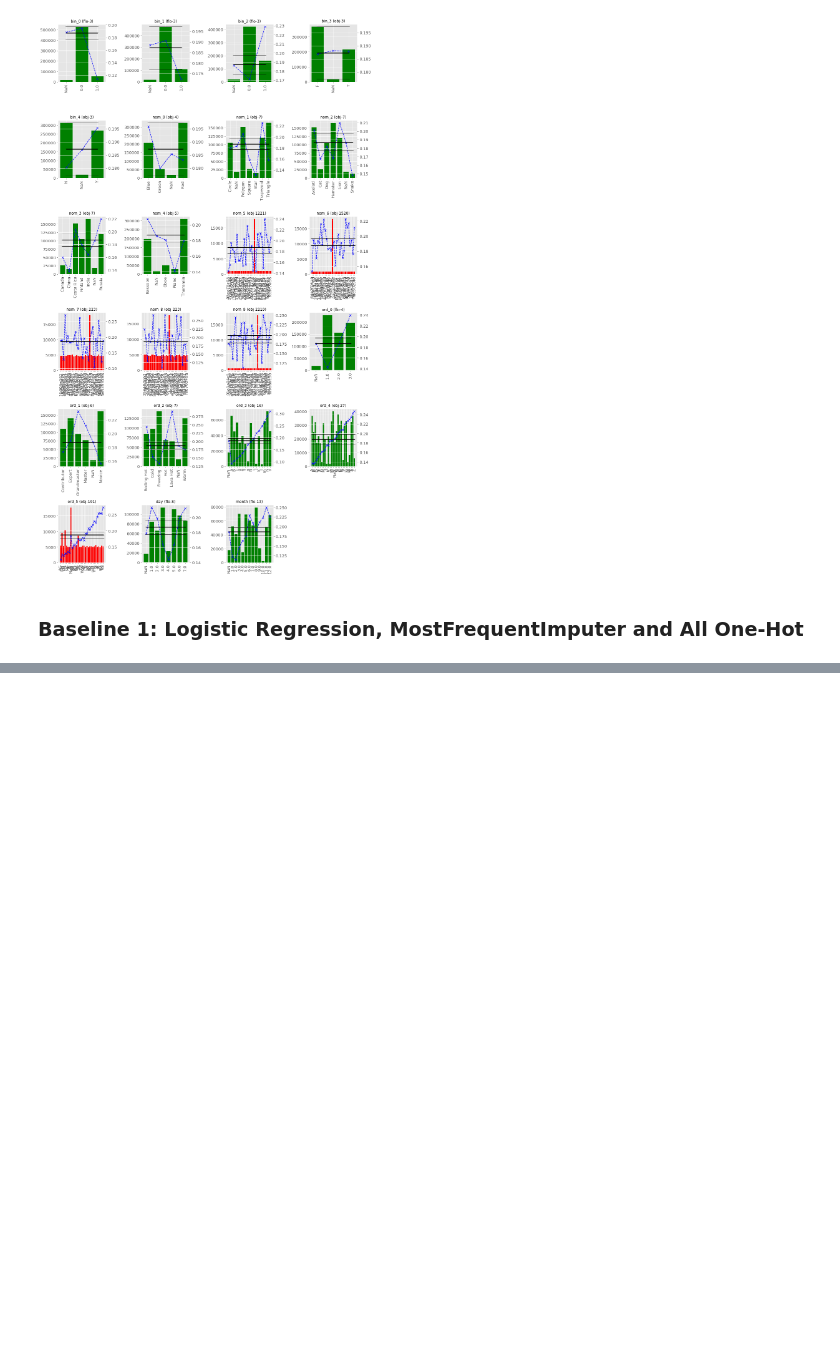
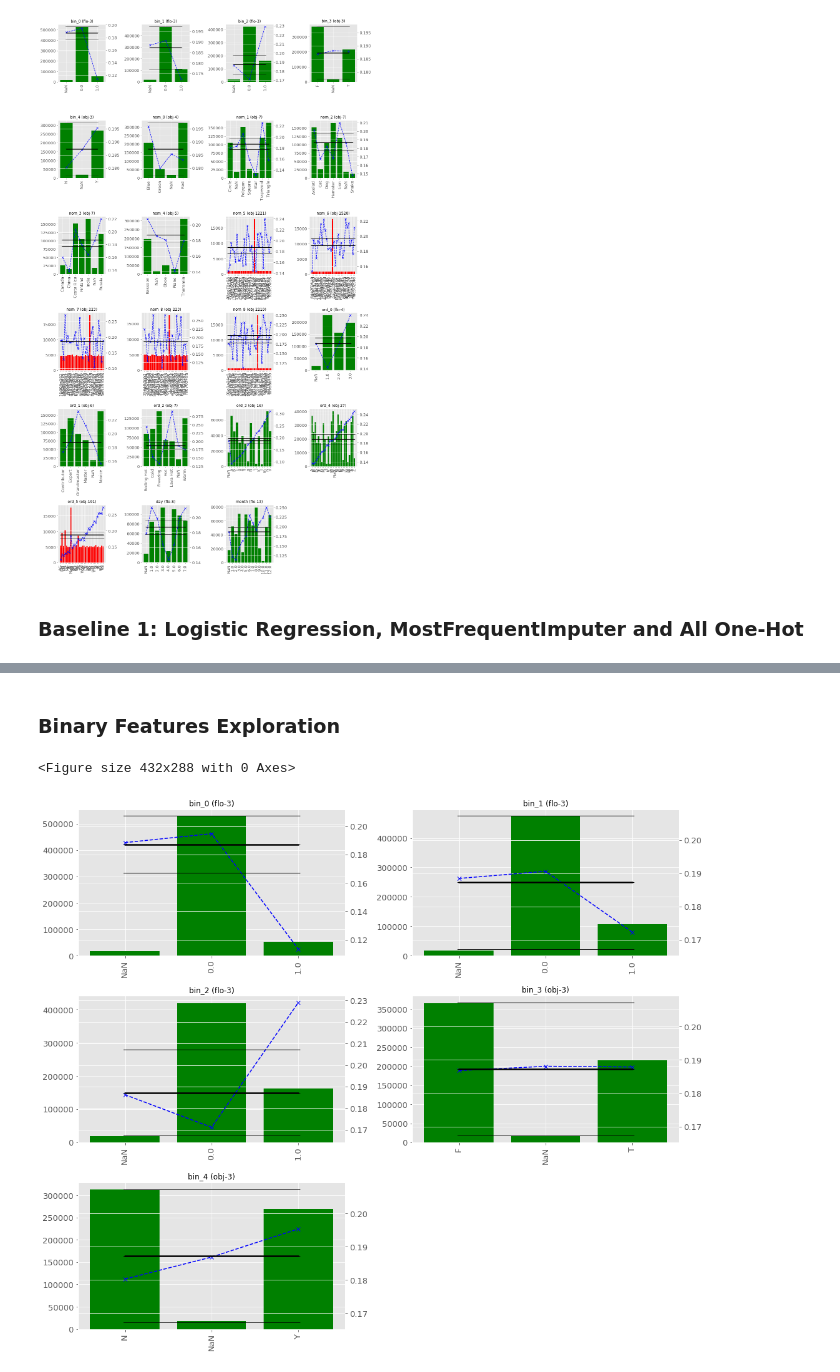
Before and after one commit to numan947/Kaggle, a Jupyter notebook: CategoricalFeatureEncoding_II/Modeling v2.ipynb, the cells around one changed output, grey strips where cells are left out. Saved outputs shown, nothing was run; the diff lists cells and outputs as text; code cells hidden in the pictures; blank space fills up the shorter version.

```diff
--- a/CategoricalFeatureEncoding_II/Modeling v2.ipynb
+++ b/CategoricalFeatureEncoding_II/Modeling v2.ipynb
@@ -248,0 +326,8 @@ print("Average: {}".format((bl1cv1+bl1cv2+bl1cv3)/3.0))
+# %% [markdown]
+### Binary Features Exploration
+# %%
+binary_features = ["bin_"+str(i) for i in range(5)]
+mutils.plot_multiple_categorical(train, binary_features, col_target="target", n_subplots_per_row=2, landmark=0.02)
+# %% [output]
+<Figure size 432x288 with 0 Axes>
+[figure, added]
```
Also changed, not shown: parts of 30 cells of this notebook, 2 other files.
